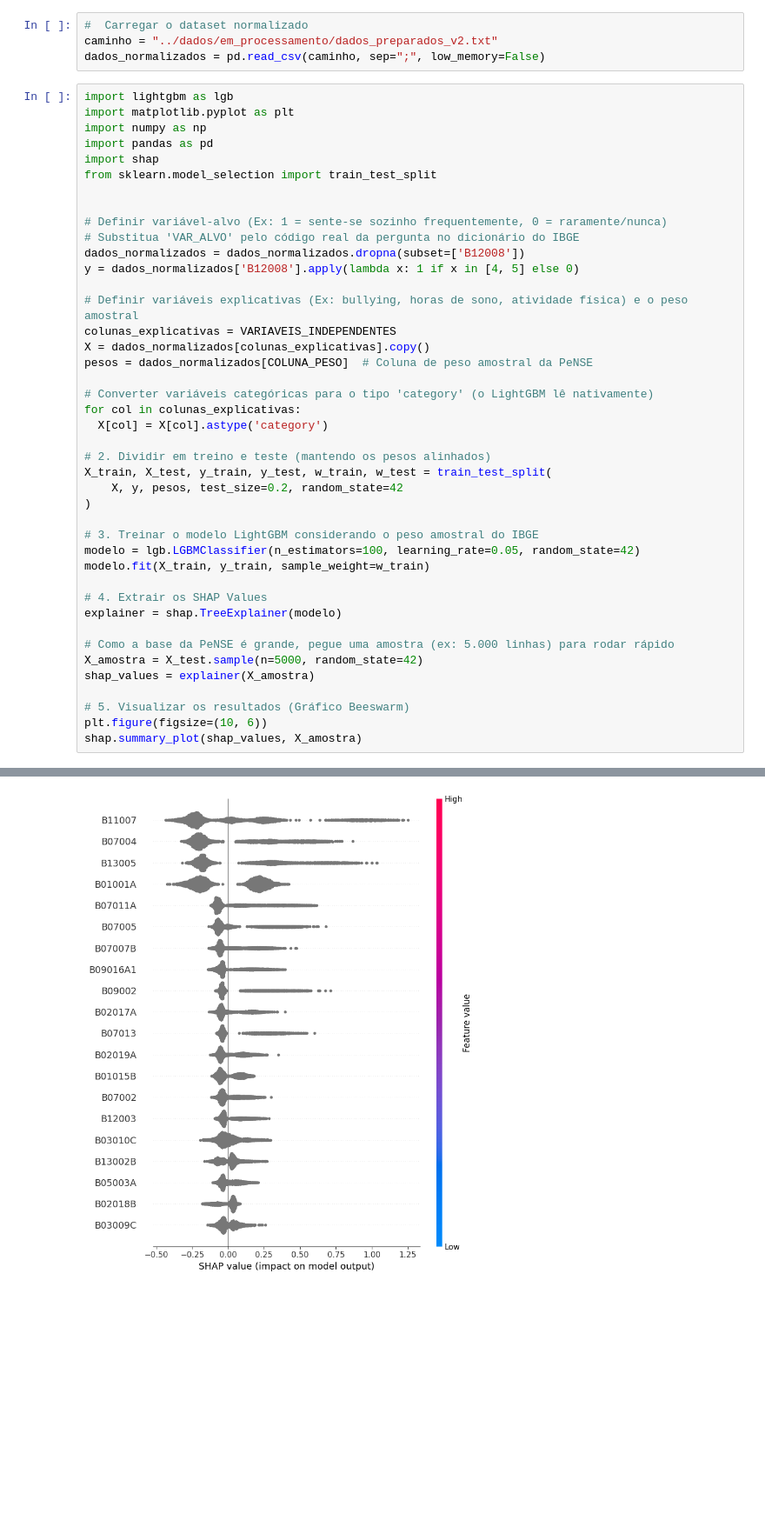
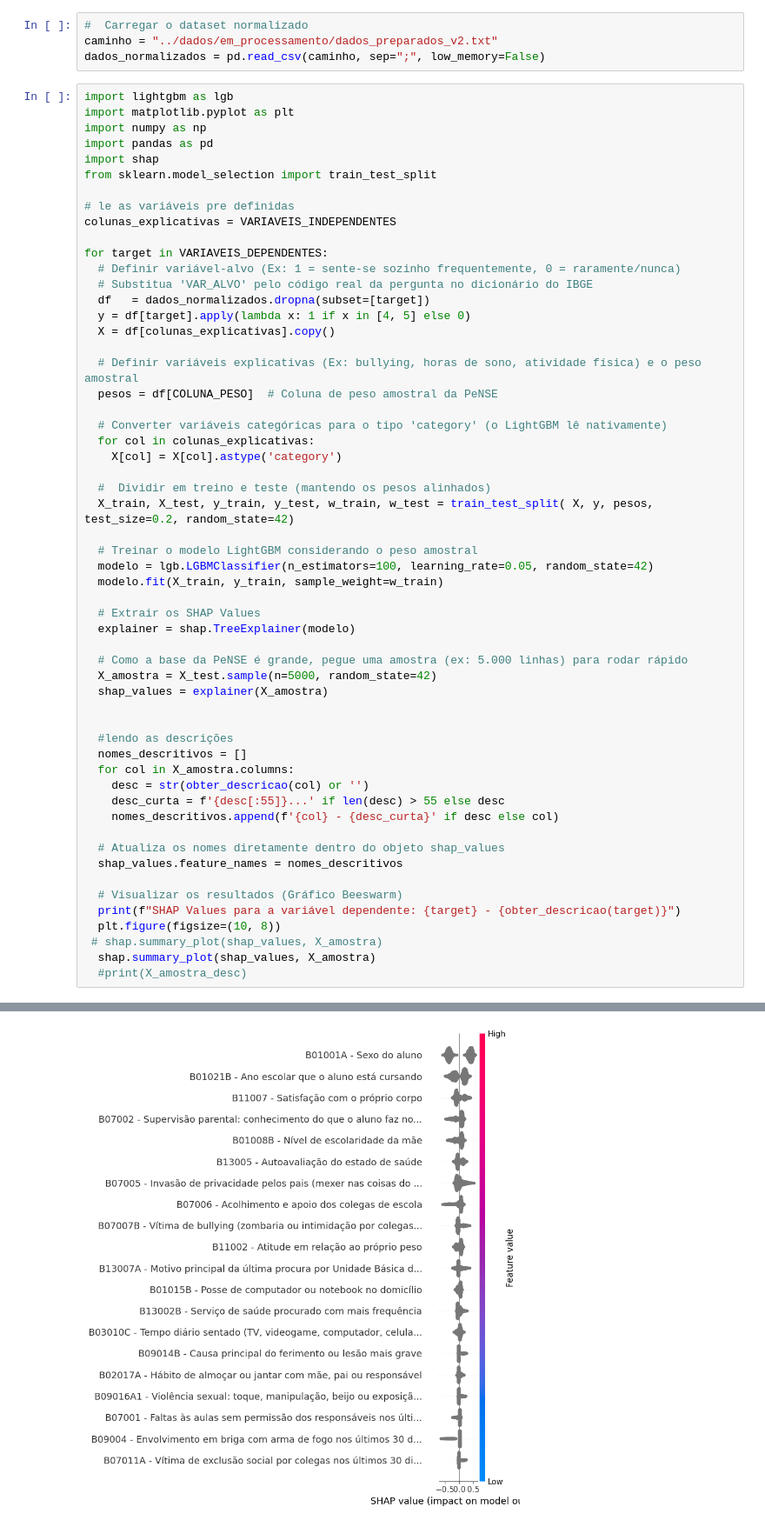
Before and after one commit to brucelucien/2026-02-ppgi-ia-trabalho-final, a Jupyter notebook: codigo/etapa_03_sharp_values.ipynb, the cells around one changed output, grey strips where cells are left out. Shown at 87% size. Cells and saved outputs as stored; diff of their text form; blank space fills up the shorter version.

Commit message:
Atualizando arquivos do trabalho e removendo dados pesados

```diff
--- a/codigo/etapa_03_sharp_values.ipynb
+++ b/codigo/etapa_03_sharp_values.ipynb
@@ -31,38 +36,52 @@ import pandas as pd
 import shap
 from sklearn.model_selection import train_test_split
 
+# le as variáveis pre definidas
+colunas_explicativas = VARIAVEIS_INDEPENDENTES
 
-# Definir variável-alvo (Ex: 1 = sente-se sozinho frequentemente, 0 = raramente/nunca)
-# Substitua 'VAR_ALVO' pelo código real da pergunta no dicionário do IBGE
-dados_normalizados = dados_normalizados.dropna(subset=['B12008'])
-y = dados_normalizados['B12008'].apply(lambda x: 1 if x in [4, 5] else 0)
+for target in VARIAVEIS_DEPENDENTES:
+  # Definir variável-alvo (Ex: 1 = sente-se sozinho frequentemente, 0 = raramente/nunca)
+  # Substitua 'VAR_ALVO' pelo código real da pergunta no dicionário do IBGE
+  df   = dados_normalizados.dropna(subset=[target])
+  y = df[target].apply(lambda x: 1 if x in [4, 5] else 0)
+  X = df[colunas_explicativas].copy()
 
-# Definir variáveis explicativas (Ex: bullying, horas de sono, atividade física) e o peso amostral
-colunas_explicativas = VARIAVEIS_INDEPENDENTES
-X = dados_normalizados[colunas_explicativas].copy()
-pesos = dados_normalizados[COLUNA_PESO]  # Coluna de peso amostral da PeNSE
+  # Definir variáveis explicativas (Ex: bullying, horas de sono, atividade física) e o peso amostral
+  pesos = df[COLUNA_PESO]  # Coluna de peso amostral da PeNSE
 
-# Converter variáveis categóricas para o tipo 'category' (o LightGBM lê nativamente)
-for col in colunas_explicativas:
-  X[col] = X[col].astype('category')
+  # Converter variáveis categóricas para o tipo 'category' (o LightGBM lê nativamente)
+  for col in colunas_explicativas:
+    X[col] = X[col].astype('category')
 
-# 2. Dividir em treino e teste (mantendo os pesos alinhados)
-X_train, X_test, y_train, y_test, w_train, w_test = train_test_split(
-    X, y, pesos, test_size=0.2, random_state=42
-)
+  #  Dividir em treino e teste (mantendo os pesos alinhados)
+  X_train, X_test, y_train, y_test, w_train, w_test = train_test_split( X, y, pesos, test_size=0.2, random_state=42)
 
-# 3. Treinar o modelo LightGBM considerando o peso amostral do IBGE
-modelo = lgb.LGBMClassifier(n_estimators=100, learning_rate=0.05, random_state=42)
-modelo.fit(X_train, y_train, sample_weight=w_train)
+  # Treinar o modelo LightGBM considerando o peso amostral
+  modelo = lgb.LGBMClassifier(n_estimators=100, learning_rate=0.05, random_state=42)
+  modelo.fit(X_train, y_train, sample_weight=w_train)
 
-# 4. Extrair os SHAP Values
-explainer = shap.TreeExplainer(modelo)
+  # Extrair os SHAP Values
+  explainer = shap.TreeExplainer(modelo)
 
-# Como a base da PeNSE é grande, pegue uma amostra (ex: 5.000 linhas) para rodar rápido
-X_amostra = X_test.sample(n=5000, random_state=42)
-shap_values = explainer(X_amostra)
+  # Como a base da PeNSE é grande, pegue uma amostra (ex: 5.000 linhas) para rodar rápido
+  X_amostra = X_test.sample(n=5000, random_state=42)
+  shap_values = explainer(X_amostra)
 
-# 5. Visualizar os resultados (Gráfico Beeswarm)
-plt.figure(figsize=(10, 6))
-shap.summary_plot(shap_values, X_amostra)
+
+  #lendo as descrições
+  nomes_descritivos = []
+  for col in X_amostra.columns:
+    desc = str(obter_descricao(col) or '')
+    desc_curta = f'{desc[:55]}...' if len(desc) > 55 else desc
+    nomes_descritivos.append(f'{col} - {desc_curta}' if desc else col)
+
+  # Atualiza os nomes diretamente dentro do objeto shap_values
+  shap_values.feature_names = nomes_descritivos
+
+  # Visualizar os resultados (Gráfico Beeswarm)
+  print(f"SHAP Values para a variável dependente: {target} - {obter_descricao(target)}")
+  plt.figure(figsize=(10, 8))
+ # shap.summary_plot(shap_values, X_amostra)
+  shap.summary_plot(shap_values, X_amostra)
+  #print(X_amostra_desc)
 # %% [output]
@@ -77 +96 @@ And if memory is not enough, you can set `force_col_wise=true`.
-[figure, old version]
+[figure, new version]
```
Also changed, not shown: parts of 4 cells of this notebook, 10 other files.
